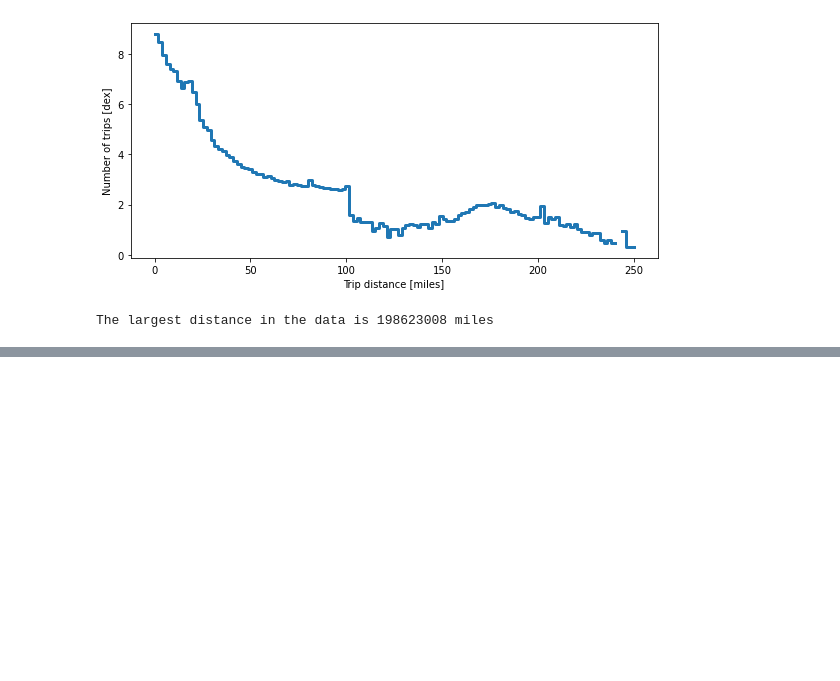
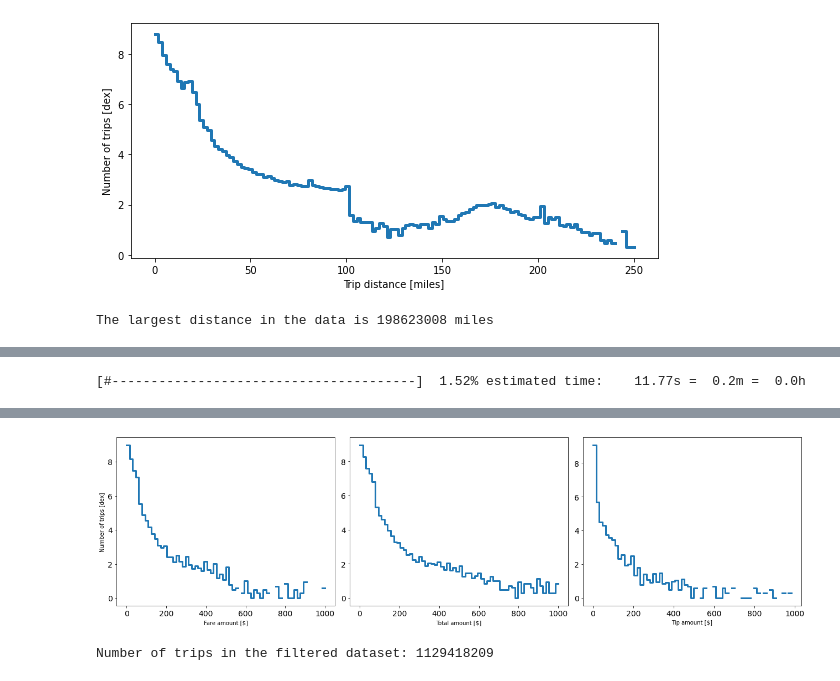
Before and after one commit to JeremyCurmi/poc, a Jupyter notebook: vaex_1000_gb_data/taxi_rides_analysis.ipynb, the cells around one changed output, grey strips where cells are left out. Saved outputs shown, nothing was run; the diff lists cells and outputs as text; code cells hidden in the pictures; blank space fills up the shorter version.

```diff
--- a/vaex_1000_gb_data/taxi_rides_analysis.ipynb
+++ b/vaex_1000_gb_data/taxi_rides_analysis.ipynb
@@ -144,0 +195,27 @@ plt.show()
+# %%
+df_filtered = df_filtered[(df_filtered.trip_speed_mph > 1) & (df_filtered.trip_speed_mph < 60)]
+# %%
+plt.figure(figsize=(18, 5))
+
+plt.subplot(131)
+df_filtered.plot1d('fare_amount', shape=64, lw=3, limits=[0, 1000], f='log10', progress=True)
+plt.xlabel('Fare amount [$]')
+plt.ylabel('Number of trips [dex]')
+plt.tick_params(labelsize=14)
+
+plt.subplot(132)
+df_filtered.plot1d('total_amount', shape=64, lw=3, limits=[0, 1000], f='log10', progress=True)
+plt.xlabel('Total amount [$]')
+plt.ylabel('')
+plt.tick_params(labelsize=14)
+
+plt.subplot(133)
+df_filtered.plot1d('tip_amount', shape=64, lw=3, limits=[0, 1000], f='log10', progress=True)
+plt.xlabel('Tip amount [$]')
+plt.ylabel('')
+plt.tick_params(labelsize=14)
+
+plt.tight_layout()
+plt.show()
+# %% [output]
+[#---------------------------------------]  1.52% estimated time:    11.77s =  0.2m =  0.0h
@@ -144,0 +227 @@ plt.show()
+[figure, added]
@@ -144,0 +232,5 @@ plt.show()
+# %%
+N_samples = len(df_filtered)
+print(f'Number of trips in the filtered dataset: {N_samples}')
+# %% [output]
+Number of trips in the filtered dataset: 1129418209
```
Also changed, not shown: parts of 25 cells of this notebook.
